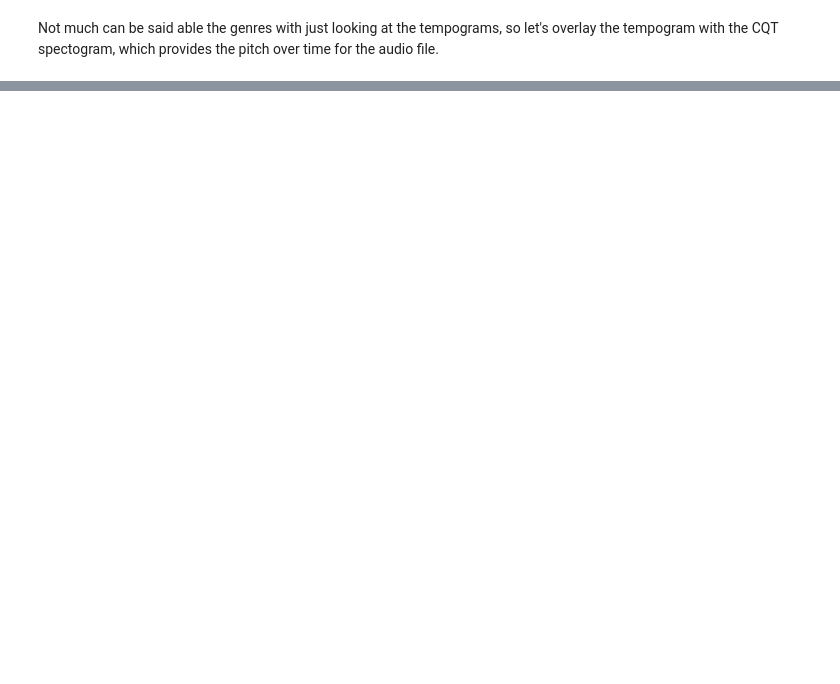
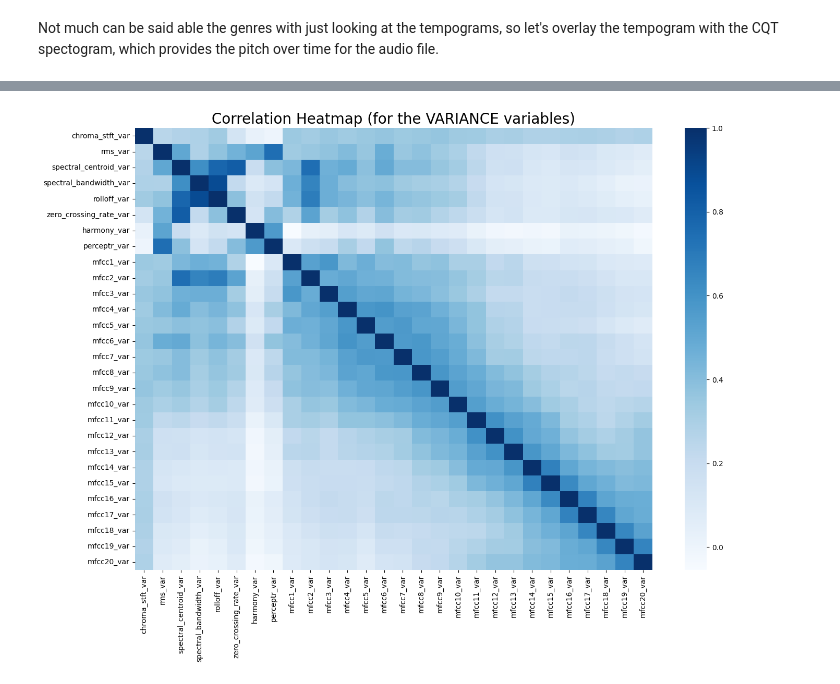
Before and after one commit to crgoku7/MusicGenreClassification, a Jupyter notebook: music_classification.ipynb, the cells around one changed output, grey strips where cells are left out. Cells and saved outputs as stored; diff of their text form; code cells hidden in the pictures; blank space fills up the shorter version.

```diff
--- a/music_classification.ipynb
+++ b/music_classification.ipynb
@@ -193,3 +273,18 @@ data.info()
+# %%
+# Heat map for Variance variables
+var_cols = [col for col in data.columns if 'var' in col]
+
+corr = data[var_cols].corr()
+f, ax = plt.subplots(figsize=(16, 11))
+
+sns.heatmap(corr, cmap = 'Blues')
+plt.title('Correlation Heatmap (for the VARIANCE variables)', fontsize = 20)
+plt.xticks(fontsize = 10)
+plt.yticks(fontsize = 10)
+
+plt.show()
+# %% [output]
+[figure, added]
 # %%
 data.drop(['filename','length'], axis = 1, inplace = True)
 # %%
```
Also changed, not shown: parts of 48 cells of this notebook.
